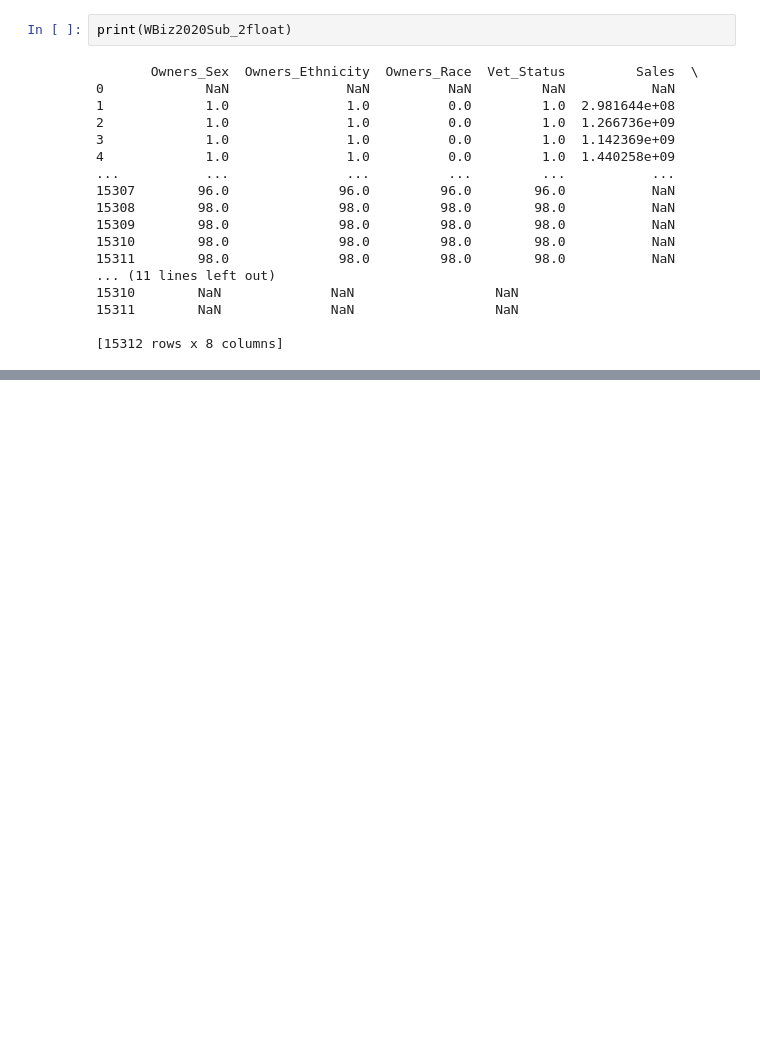
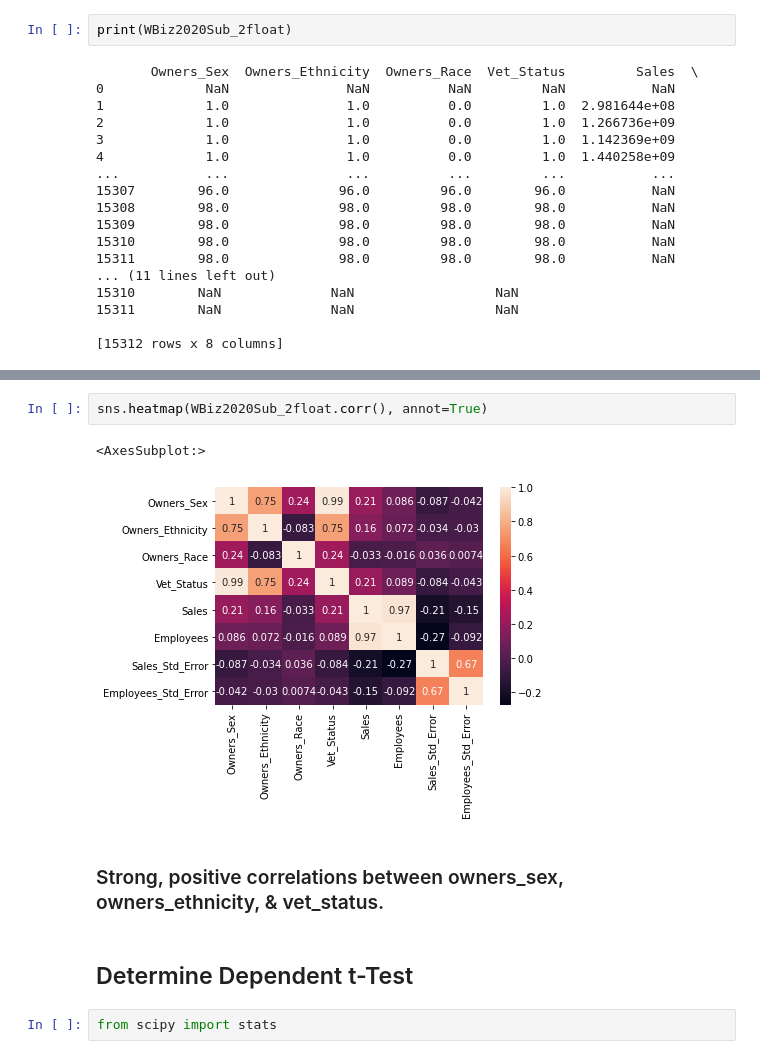
Before and after one commit to janolos/Team-WIB, a Jupyter notebook: 2020 ABS Business Data.ipynb, the cells around one changed output, grey strips where cells are left out. Cells and saved outputs as stored; diff of their text form; blank space fills up the shorter version.

Commit message:
Update 2020 ABS Business Data.ipynb
Jupyter Notebook includes correlation matrix, chi-squares, dependent t-test

```diff
--- a/2020 ABS Business Data.ipynb
+++ b/2020 ABS Business Data.ipynb
@@ -91,0 +155,11 @@ print(WBiz2020Sub_2float)
+# %%
+sns.heatmap(WBiz2020Sub_2float.corr(), annot=True)
+# %% [output]
+<AxesSubplot:>
+[figure, added]
+# %% [markdown]
+### Strong, positive correlations between owners_sex, owners_ethnicity, & vet_status.
+# %% [markdown]
+## Determine Dependent t-Test
+# %%
+from scipy import stats
```
Also changed, not shown: parts of 17 cells of this notebook.
